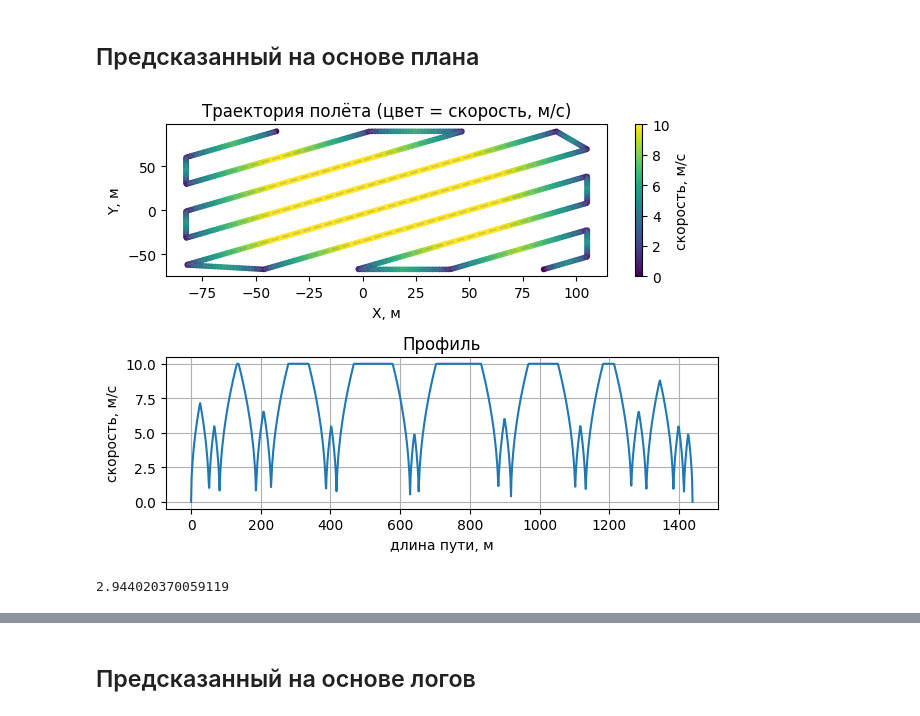
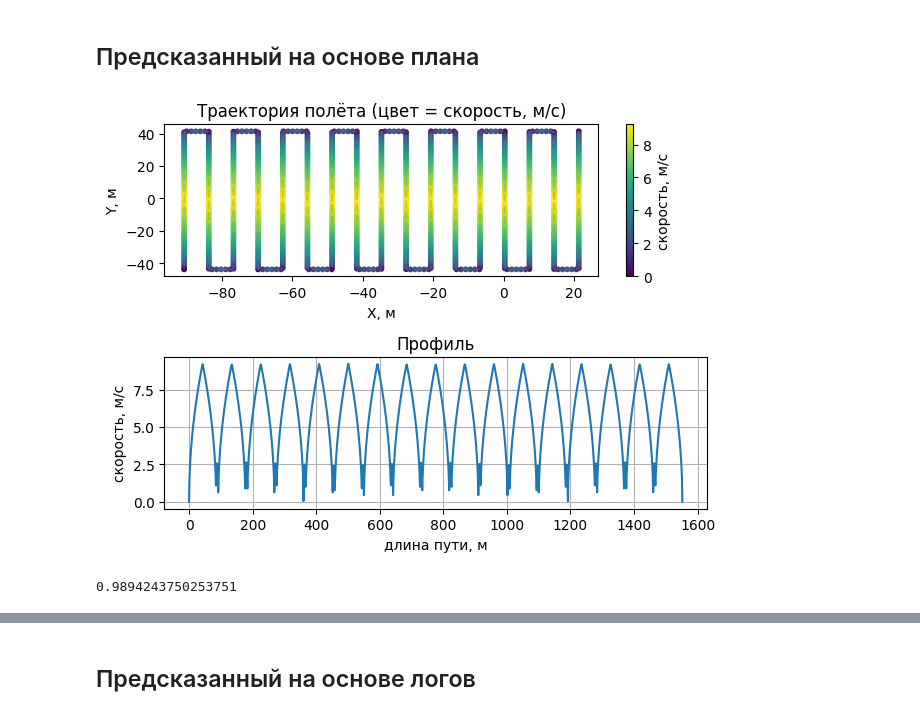
Before and after one commit to nodax-hub/Simulate, a Jupyter notebook: example.ipynb, the cells around one changed output, grey strips where cells are left out. Cells and saved outputs as stored; diff of their text form; code cells hidden in the pictures.

```diff
--- a/example.ipynb
+++ b/example.ipynb
@@ -269,7 +269,8 @@ def plot_speeds_profile(points, s_list, v_pump, v_motion, empty_s_list):
 # %%
 # path_to_file = Path(r"C:\Users\nodax\Downloads\Telegram Desktop\spraying_20250823_070453_421_bfb27ec8_e827_4223_b269_bcb6003c317d.json")
 # path_to_file = Path(r"C:\Users\nodax\Downloads\Telegram Desktop\spraying_20250823_080917_583_5626d8a6_8846_42c3_9e83_fc623fa61e77.json")
-path_to_file = Path(r"C:\Users\nodax\Downloads\Telegram Desktop\spraying_20250823_065052_535_7b16fa90_a27b_4f52_909c_d1f86fe0404a.json")
+# path_to_file = Path(r"C:\Users\nodax\Downloads\Telegram Desktop\spraying_20250823_065052_535_7b16fa90_a27b_4f52_909c_d1f86fe0404a.json")
+path_to_file = Path(r"C:\Users\nodax\Downloads\Telegram Desktop\spraying_20250908_080420_485_24a89b48_9ecb_4956_bdb3_4d01f9de0f4a.json")
 # %%
 import json
 
@@ -363,31 +365,31 @@ arr = np.array(points_by_flight[0]['speed'])
 # %%
 # waypoints = [Point(x,y) for x,y in ((0, 0), (20, 0), (50, 0), (50, 50), (100, 50))]
 # waypoints = points_by_flight[0]['points']
 waypoints = plan_points
 motion = MotionConstraints(
     v_max=10.0,
     a_max=1.0,
     d_max=1.0,
     yaw_rate=90.0,
     turn_radius=0,
     a_lat_max=2.0,
     angle_eps_deg=10.0,
     start_speed=0.0,
     end_speed=0.0
 )
 
 predictor = SpeedPredictor(motion, PureLateralLimitTurnPolicy())
 profile = predictor.build_profile(waypoints)
 
-s_list = np.linspace(0, profile.total_distance, 1000)
+s_list = np.linspace(0, profile.total_distance, 1200)
 points = [point_on_path(waypoints, d) for d in s_list]
 scatter_with_color_and_profile(points, [profile.speed_at_distance(p) for p in s_list])
 # %% [output]
-[figure, old version]
+[figure, new version]
 # %%
 from logic import sqm_to_hectares
 # %%
 sqm_to_hectares(plan_polygon.area)
 # %% [output]
-2.944020370059119
+0.9894243750253751
 # %%
```
Also changed, not shown: parts of 13 cells of this notebook, 4 other files.
